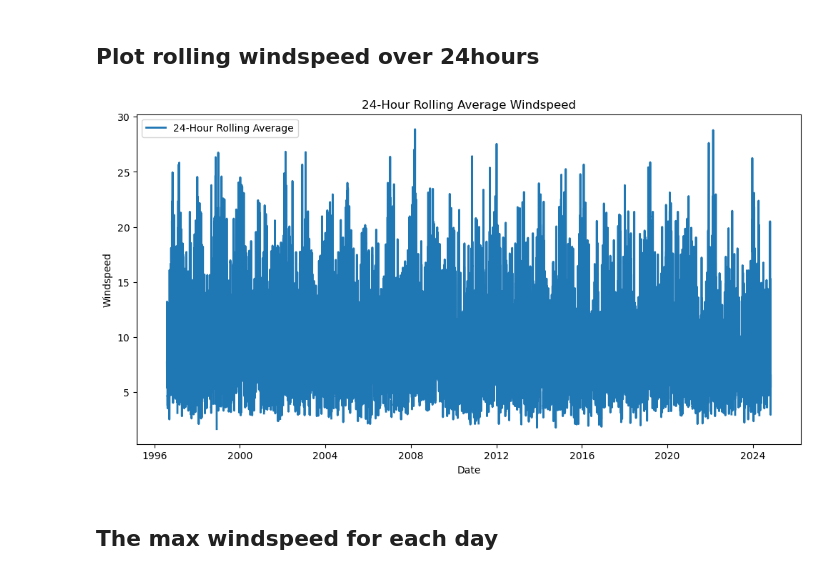
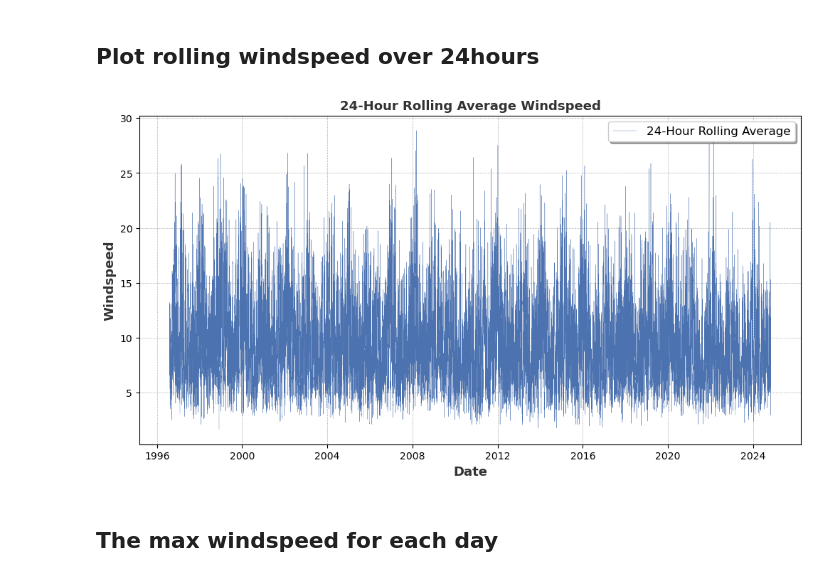
Before and after one commit to sarahembarry/PFDA-assignments, a Jupyter notebook: assignment_6_Weather.ipynb, the cells around one changed output. Cells and saved outputs as stored; diff of their text form; code cells hidden in the pictures.

Commit message:
graph updates assignment 6

```diff
--- a/assignment_6_Weather.ipynb
+++ b/assignment_6_Weather.ipynb
@@ -67,14 +74,15 @@ plt.show()
 data['wdsp_rolling_24h'] = data['wdsp'].rolling(24).mean()
 # %%
 plt.figure(figsize=(12, 6))
-plt.plot(data['date'], data['wdsp_rolling_24h'], label='24-Hour Rolling Average', linewidth=2)
-plt.xlabel('Date')
-plt.ylabel('Windspeed')
-plt.title('24-Hour Rolling Average Windspeed')
-plt.legend()
+plt.plot(data['date'], data['wdsp_rolling_24h'], label='24-Hour Rolling Average',color='#4C72B0', linestyle='-', linewidth=.25)
+plt.xlabel('Date',fontsize=13, fontweight='bold', color='#333333')
+plt.ylabel('Windspeed',fontsize=13, fontweight='bold', color='#333333')
+plt.title('24-Hour Rolling Average Windspeed',fontsize=13, fontweight='bold', color='#333333')
+plt.legend(loc='upper right', fontsize=12, frameon=True, shadow=True, fancybox=True)
+plt.grid(visible=True, linestyle='--', linewidth=0.5, color='gray', alpha=0.6)
 plt.show()
 # %% [output]
-[figure, old version]
+[figure, new version]
 # %% [markdown]
 ## The max windspeed for each day
 # %%
```
Also changed, not shown: parts of 9 cells of this notebook, 1 other file.
